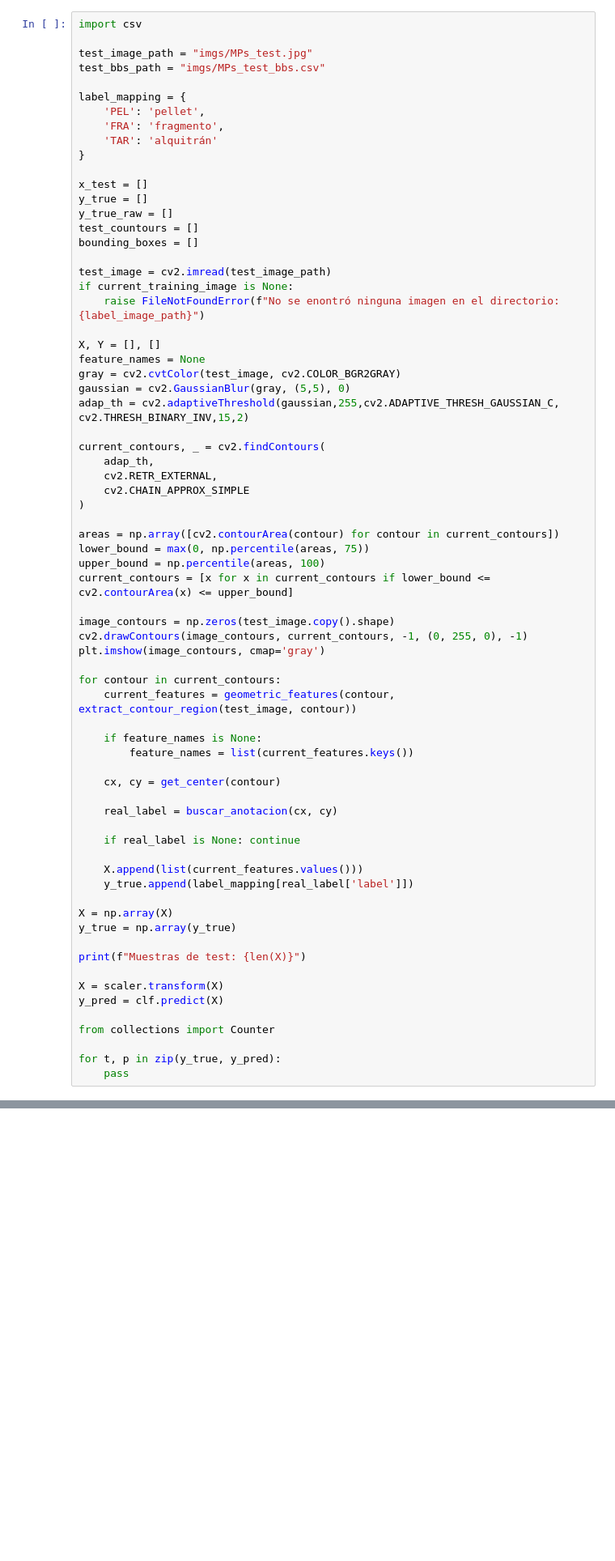
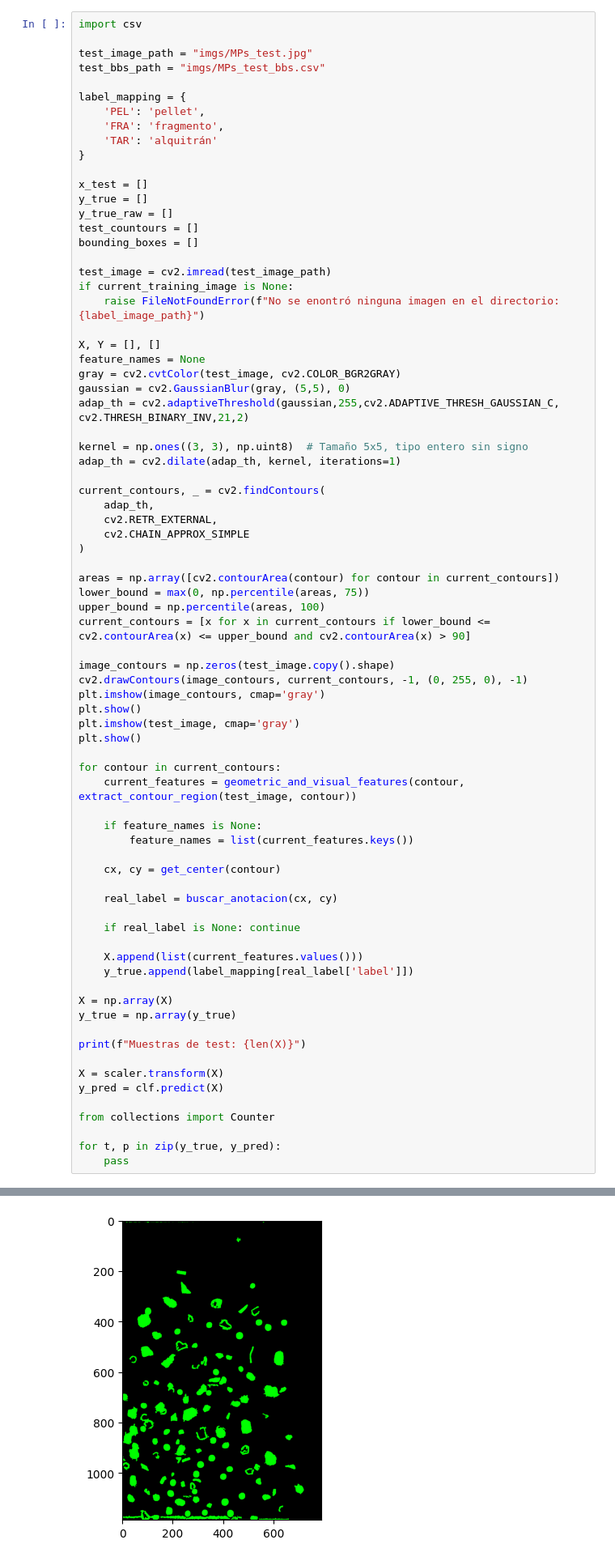
Before and after one commit to Javier-Castilla/VC-P3, a Jupyter notebook: Practica3.ipynb, the cells around one changed output, grey strips where cells are left out. Shown at 81% size. Drawn from its saved outputs; the diff is of its cells as text; blank space fills up the shorter version.

```diff
--- a/Practica3.ipynb
+++ b/Practica3.ipynb
@@ -717,7 +613,10 @@ X, Y = [], []
 feature_names = None
 gray = cv2.cvtColor(test_image, cv2.COLOR_BGR2GRAY)
 gaussian = cv2.GaussianBlur(gray, (5,5), 0)
-adap_th = cv2.adaptiveThreshold(gaussian,255,cv2.ADAPTIVE_THRESH_GAUSSIAN_C, cv2.THRESH_BINARY_INV,15,2)
+adap_th = cv2.adaptiveThreshold(gaussian,255,cv2.ADAPTIVE_THRESH_GAUSSIAN_C, cv2.THRESH_BINARY_INV,21,2)
+
+kernel = np.ones((3, 3), np.uint8)  # Tamaño 5x5, tipo entero sin signo
+adap_th = cv2.dilate(adap_th, kernel, iterations=1)
 
 current_contours, _ = cv2.findContours(
     adap_th,
@@ -728,38 +627,42 @@ current_contours, _ = cv2.findContours(
 areas = np.array([cv2.contourArea(contour) for contour in current_contours])
 lower_bound = max(0, np.percentile(areas, 75))
 upper_bound = np.percentile(areas, 100)
-current_contours = [x for x in current_contours if lower_bound <= cv2.contourArea(x) <= upper_bound]
+current_contours = [x for x in current_contours if lower_bound <= cv2.contourArea(x) <= upper_bound and cv2.contourArea(x) > 90]
 
 image_contours = np.zeros(test_image.copy().shape)
 cv2.drawContours(image_contours, current_contours, -1, (0, 255, 0), -1)
 plt.imshow(image_contours, cmap='gray')
+plt.show()
+plt.imshow(test_image, cmap='gray')
+plt.show()
 
 for contour in current_contours:
-    current_features = geometric_features(contour, extract_contour_region(test_image, contour))
+    current_features = geometric_and_visual_features(contour, extract_contour_region(test_image, contour))
 
     if feature_names is None:
         feature_names = list(current_features.keys())
 
     cx, cy = get_center(contour)
 
     real_label = buscar_anotacion(cx, cy)
 
     if real_label is None: continue
 
     X.append(list(current_features.values()))
     y_true.append(label_mapping[real_label['label']])
 
 X = np.array(X)
 y_true = np.array(y_true)
 
 print(f"Muestras de test: {len(X)}")
 
 X = scaler.transform(X)
 y_pred = clf.predict(X)
 
 from collections import Counter
 
 for t, p in zip(y_true, y_pred):
     pass
 # %% [output]
 Clipping input data to the valid range for imshow with RGB data ([0..1] for floats or [0..255] for integers). Got range [0.0..255.0].
+[figure, new version]
```
Also changed, not shown: parts of 12 cells of this notebook, 14 other files.
